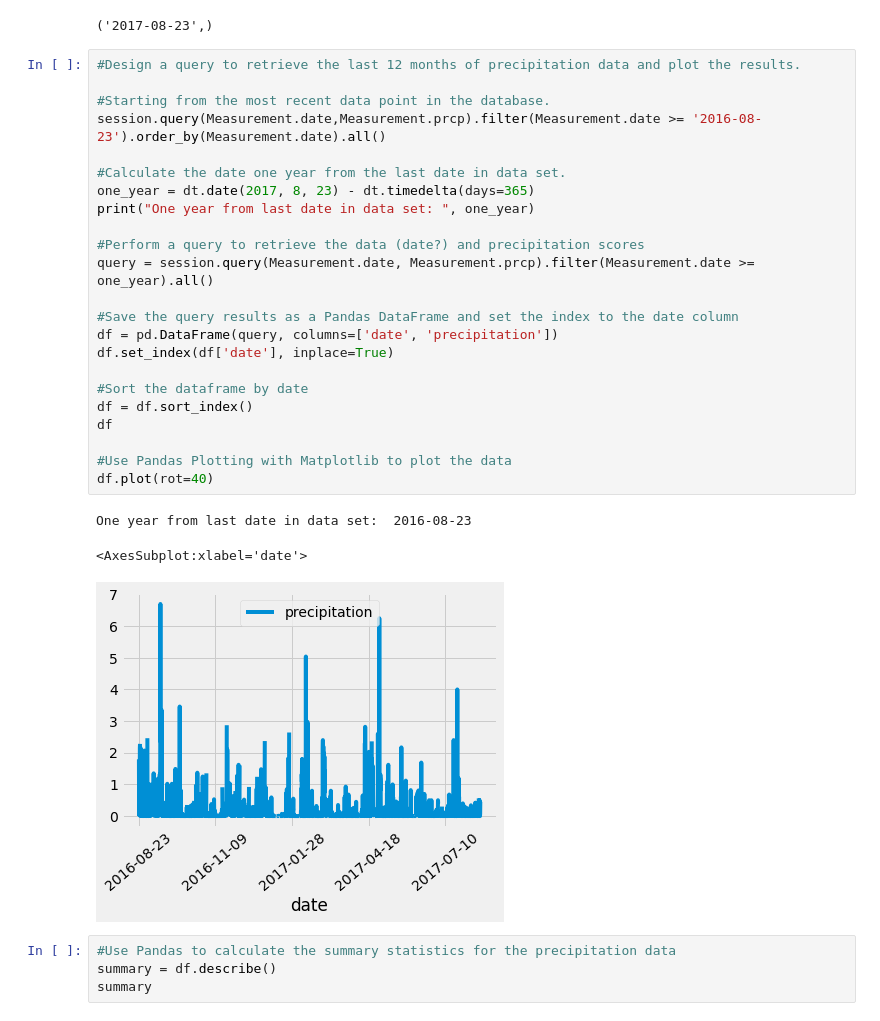
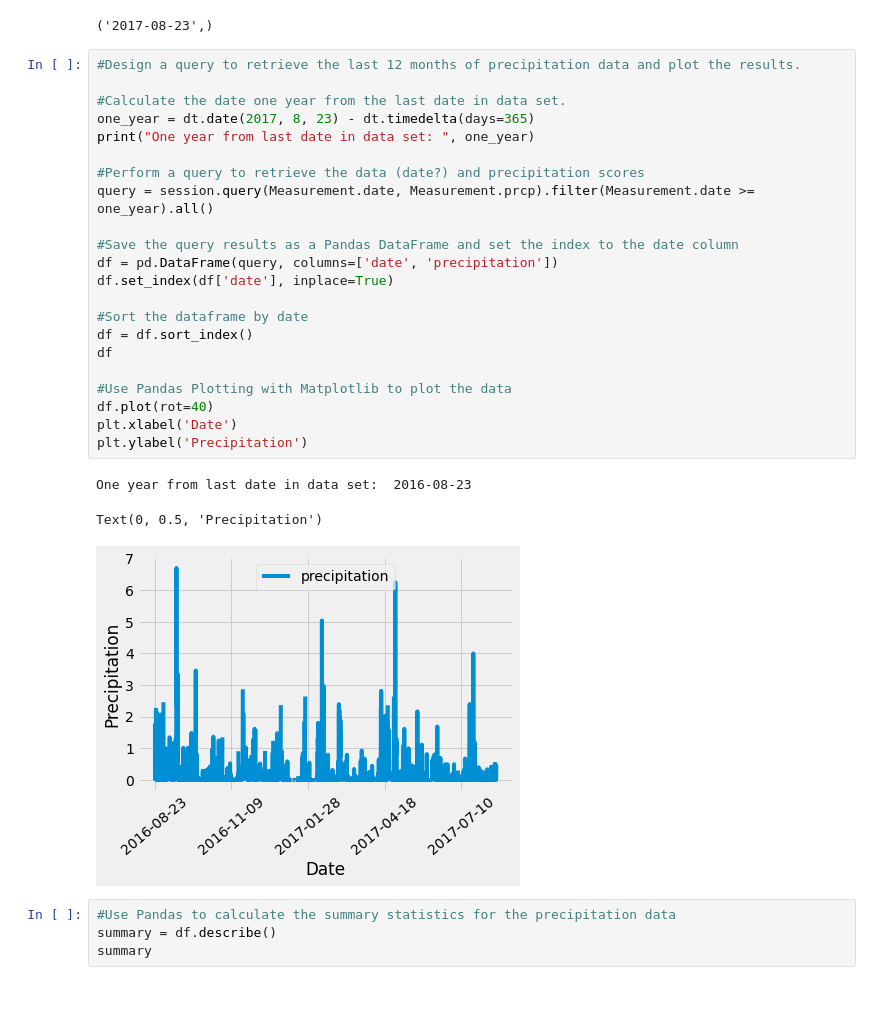
Before and after one commit to bfraser4/SQL-Alchemy-Challenge, a Jupyter notebook: SurfsUp/climate_starter.ipynb, the cells around one changed output. Cells and saved outputs as stored; diff of their text form.

```diff
--- a/SurfsUp/climate_starter.ipynb
+++ b/SurfsUp/climate_starter.ipynb
@@ -47,31 +47,30 @@ session.query(Measurement.date).order_by(Measurement.date.desc()).first()
 ('2017-08-23',)
 # %%
 #Design a query to retrieve the last 12 months of precipitation data and plot the results.
-
-#Starting from the most recent data point in the database.
-session.query(Measurement.date,Measurement.prcp).filter(Measurement.date >= '2016-08-23').order_by(Measurement.date).all()
 
 #Calculate the date one year from the last date in data set.
 one_year = dt.date(2017, 8, 23) - dt.timedelta(days=365)
 print("One year from last date in data set: ", one_year)
 
 #Perform a query to retrieve the data (date?) and precipitation scores
 query = session.query(Measurement.date, Measurement.prcp).filter(Measurement.date >= one_year).all()
 
 #Save the query results as a Pandas DataFrame and set the index to the date column
 df = pd.DataFrame(query, columns=['date', 'precipitation'])
 df.set_index(df['date'], inplace=True)
 
 #Sort the dataframe by date
 df = df.sort_index()
 df
 
 #Use Pandas Plotting with Matplotlib to plot the data
 df.plot(rot=40)
+plt.xlabel('Date')
+plt.ylabel('Precipitation')
 # %% [output]
 One year from last date in data set:  2016-08-23
-<AxesSubplot:xlabel='date'>
+Text(0, 0.5, 'Precipitation')
-[figure, old version]
+[figure, new version]
 # %%
 #Use Pandas to calculate the summary statistics for the precipitation data
 summary = df.describe()
```
Also changed, not shown: parts of 1 cell of this notebook, 3 other files.
